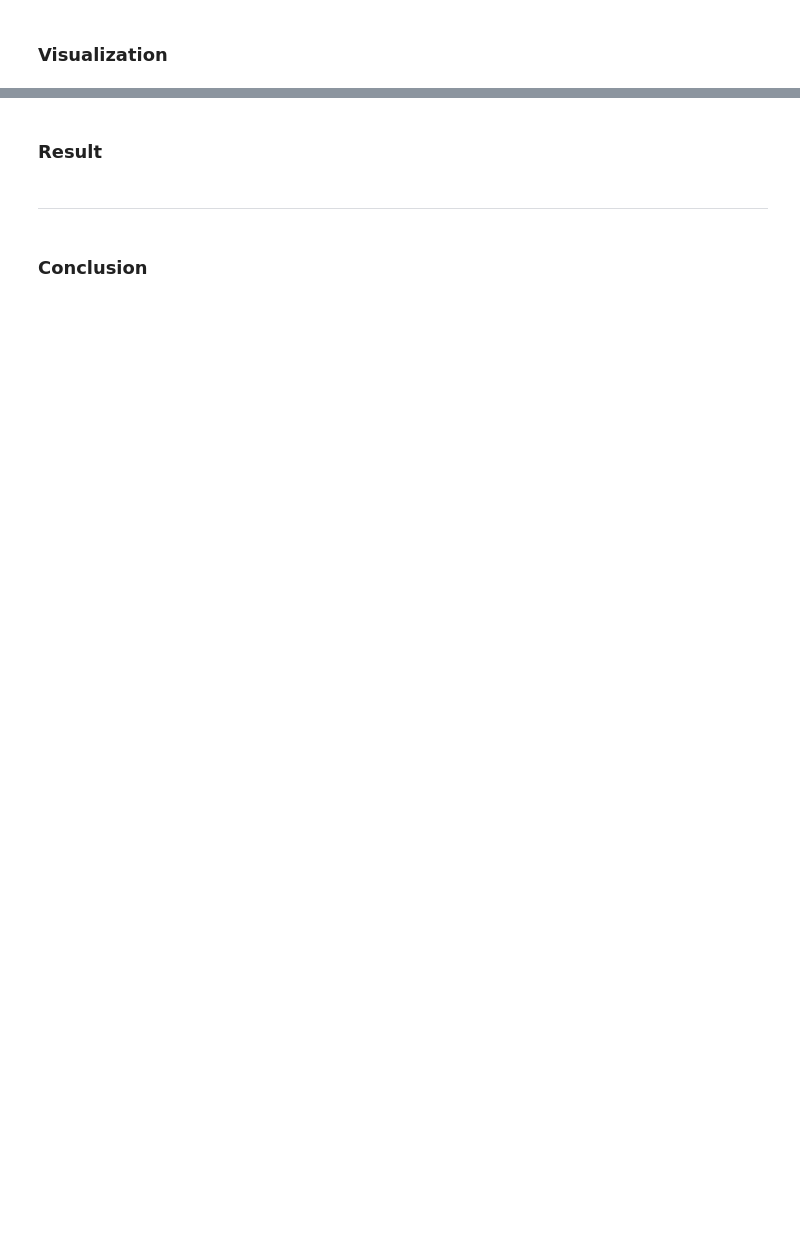
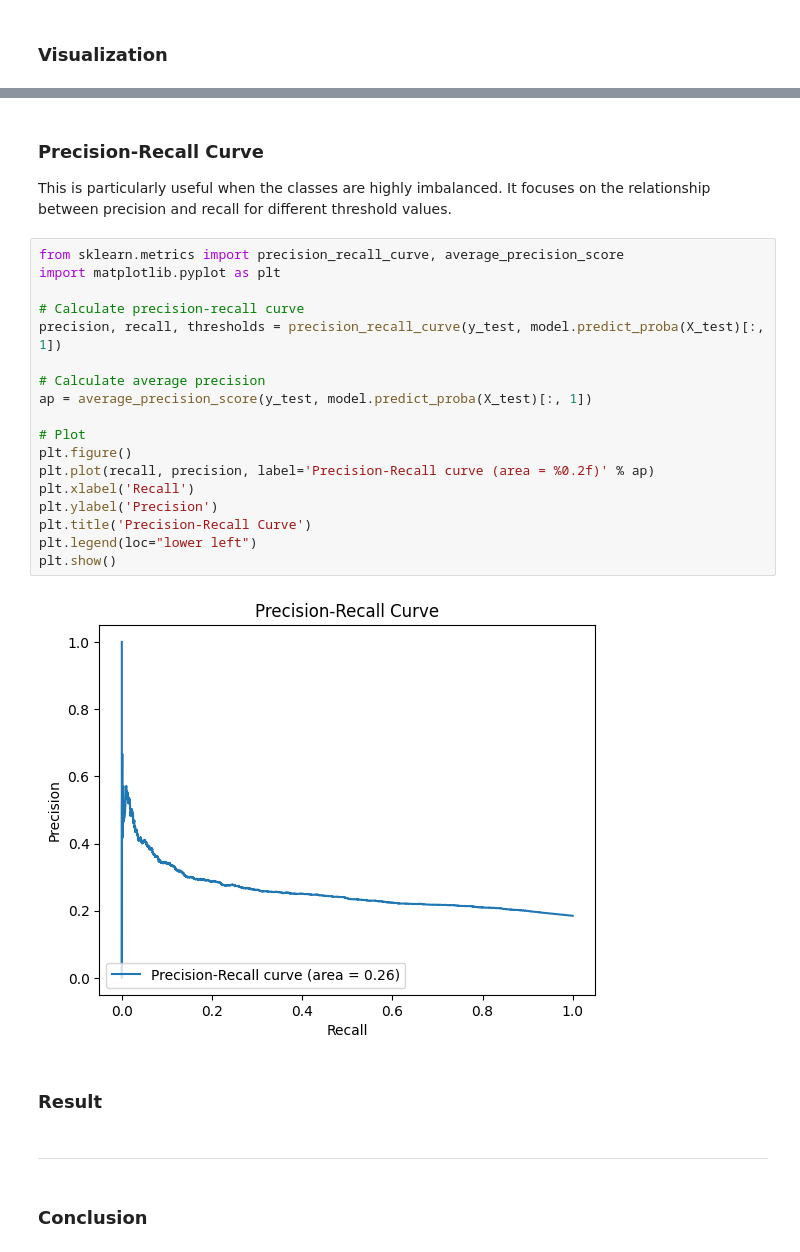
Before and after one commit to tanayshah11/car-crash-analytics, a Jupyter notebook: Final_Project_Checkpoint_2_Kalra_Kheria_Shah.ipynb, the cells around one changed output, grey strips where cells are left out. Saved outputs shown, nothing was run; the diff lists cells and outputs as text; blank space fills up the shorter version.

```diff
--- a/Final_Project_Checkpoint_2_Kalra_Kheria_Shah.ipynb
+++ b/Final_Project_Checkpoint_2_Kalra_Kheria_Shah.ipynb
@@ -541,3 +810,26 @@ print("Classification Report:\n", classification_report(y_test, y_pred))
+# %% [markdown]
+### Precision-Recall Curve
+This is particularly useful when the classes are highly imbalanced. It focuses on the relationship between precision and recall for different threshold values.
+# %%
+from sklearn.metrics import precision_recall_curve, average_precision_score
+import matplotlib.pyplot as plt
+
+# Calculate precision-recall curve
+precision, recall, thresholds = precision_recall_curve(y_test, model.predict_proba(X_test)[:, 1])
+
+# Calculate average precision
+ap = average_precision_score(y_test, model.predict_proba(X_test)[:, 1])
+
+# Plot
+plt.figure()
+plt.plot(recall, precision, label='Precision-Recall curve (area = %0.2f)' % ap)
+plt.xlabel('Recall')
+plt.ylabel('Precision')
+plt.title('Precision-Recall Curve')
+plt.legend(loc="lower left")
+plt.show()
+# %% [output]
+[figure, added]
 # %% [markdown]
 ### **Result**
 # %% [markdown]
```
Also changed, not shown: parts of 63 cells of this notebook, 2 other files.
